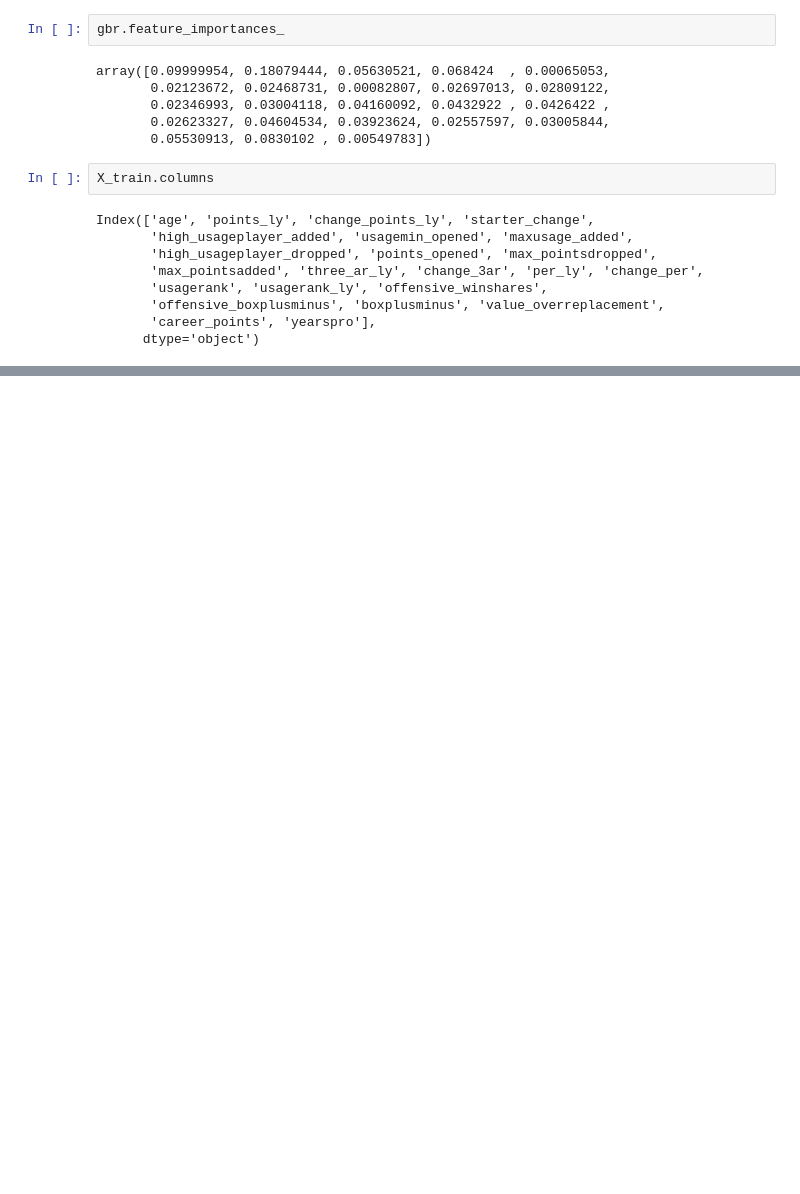
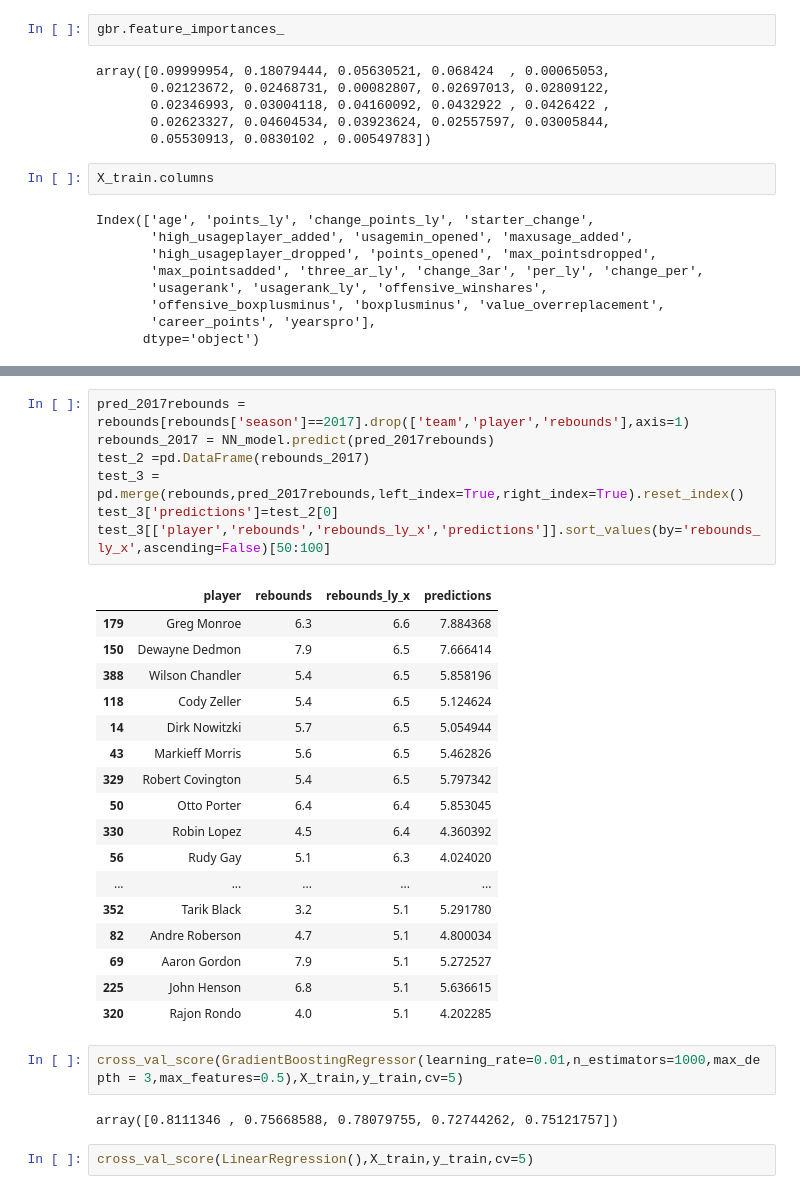
Before and after one commit to RCheer3/Fantasy-Basketball-Capstone-Project, a Jupyter notebook: Test code/Creating ranking system.ipynb, the cells around one changed output, grey strips where cells are left out. Drawn from its saved outputs; the diff is of its cells as text; blank space fills up the shorter version.

```diff
--- a/Test code/Creating ranking system.ipynb
+++ b/Test code/Creating ranking system.ipynb
@@ -917,0 +989,31 @@ points_df.columns = ['season','player','age','team','rebounds','rebounds_ly','ch
+# %%
+pred_2017rebounds = rebounds[rebounds['season']==2017].drop(['team','player','rebounds'],axis=1)
+rebounds_2017 = NN_model.predict(pred_2017rebounds)
+test_2 =pd.DataFrame(rebounds_2017)
+test_3 = pd.merge(rebounds,pred_2017rebounds,left_index=True,right_index=True).reset_index()
+test_3['predictions']=test_2[0]
+test_3[['player','rebounds','rebounds_ly_x','predictions']].sort_values(by='rebounds_ly_x',ascending=False)[50:100]
+# %% [output]
+|  | player | rebounds | rebounds_ly_x | predictions |
+| 179 | Greg Monroe | 6.3 | 6.6 | 7.884368 |
+| 150 | Dewayne Dedmon | 7.9 | 6.5 | 7.666414 |
+| 388 | Wilson Chandler | 5.4 | 6.5 | 5.858196 |
+| 118 | Cody Zeller | 5.4 | 6.5 | 5.124624 |
+| 14 | Dirk Nowitzki | 5.7 | 6.5 | 5.054944 |
+| 43 | Markieff Morris | 5.6 | 6.5 | 5.462826 |
+| 329 | Robert Covington | 5.4 | 6.5 | 5.797342 |
+| 50 | Otto Porter | 6.4 | 6.4 | 5.853045 |
+| 330 | Robin Lopez | 4.5 | 6.4 | 4.360392 |
+| 56 | Rudy Gay | 5.1 | 6.3 | 4.024020 |
+| ... | ... | ... | ... | ... |
+| 352 | Tarik Black | 3.2 | 5.1 | 5.291780 |
+| 82 | Andre Roberson | 4.7 | 5.1 | 4.800034 |
+| 69 | Aaron Gordon | 7.9 | 5.1 | 5.272527 |
+| 225 | John Henson | 6.8 | 5.1 | 5.636615 |
+| 320 | Rajon Rondo | 4.0 | 5.1 | 4.202285 |
+# %%
+cross_val_score(GradientBoostingRegressor(learning_rate=0.01,n_estimators=1000,max_depth = 3,max_features=0.5),X_train,y_train,cv=5)
+# %% [output]
+array([0.8111346 , 0.75668588, 0.78079755, 0.72744262, 0.75121757])
+# %%
+cross_val_score(LinearRegression(),X_train,y_train,cv=5)
```
Also changed, not shown: parts of 39 cells of this notebook, 1 other file.
